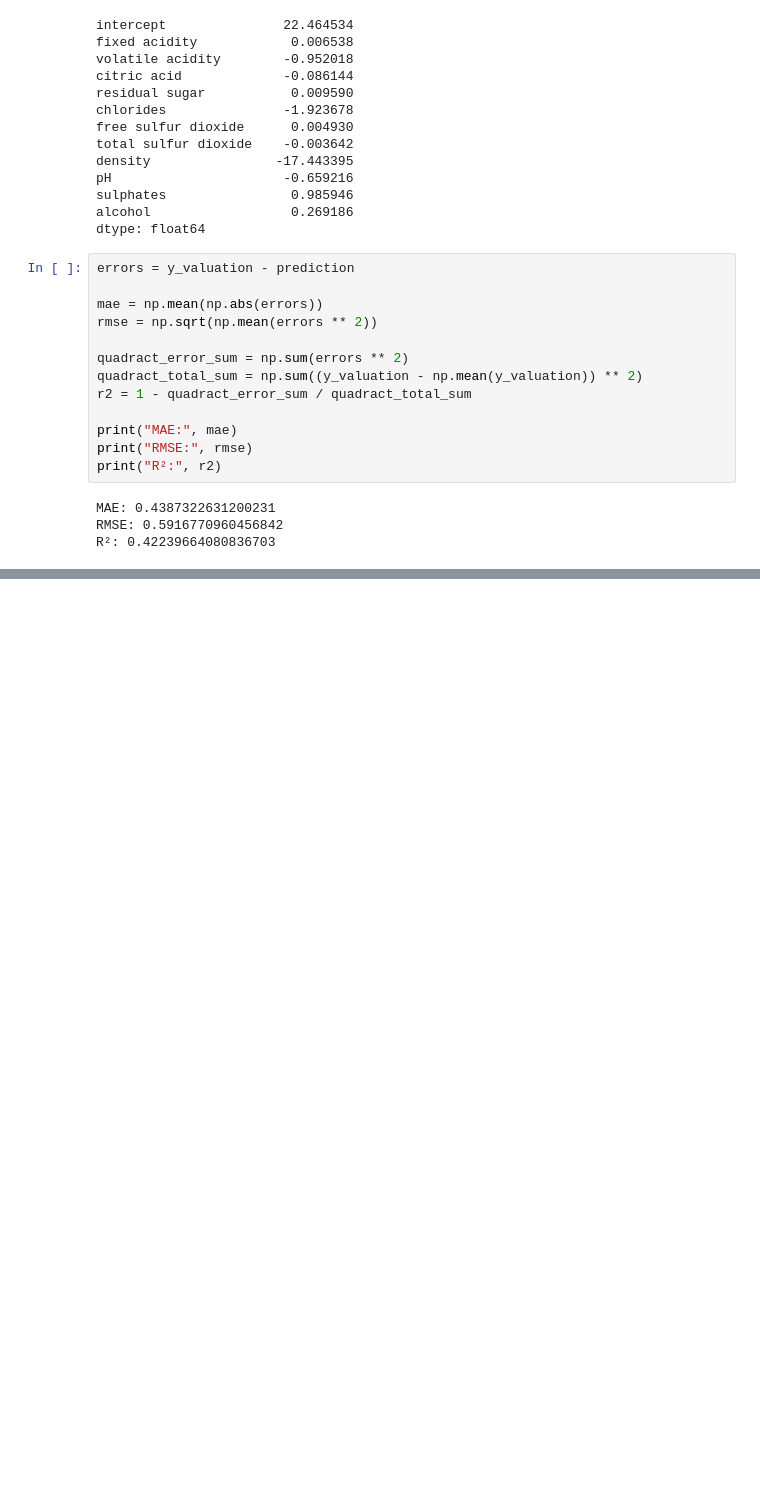
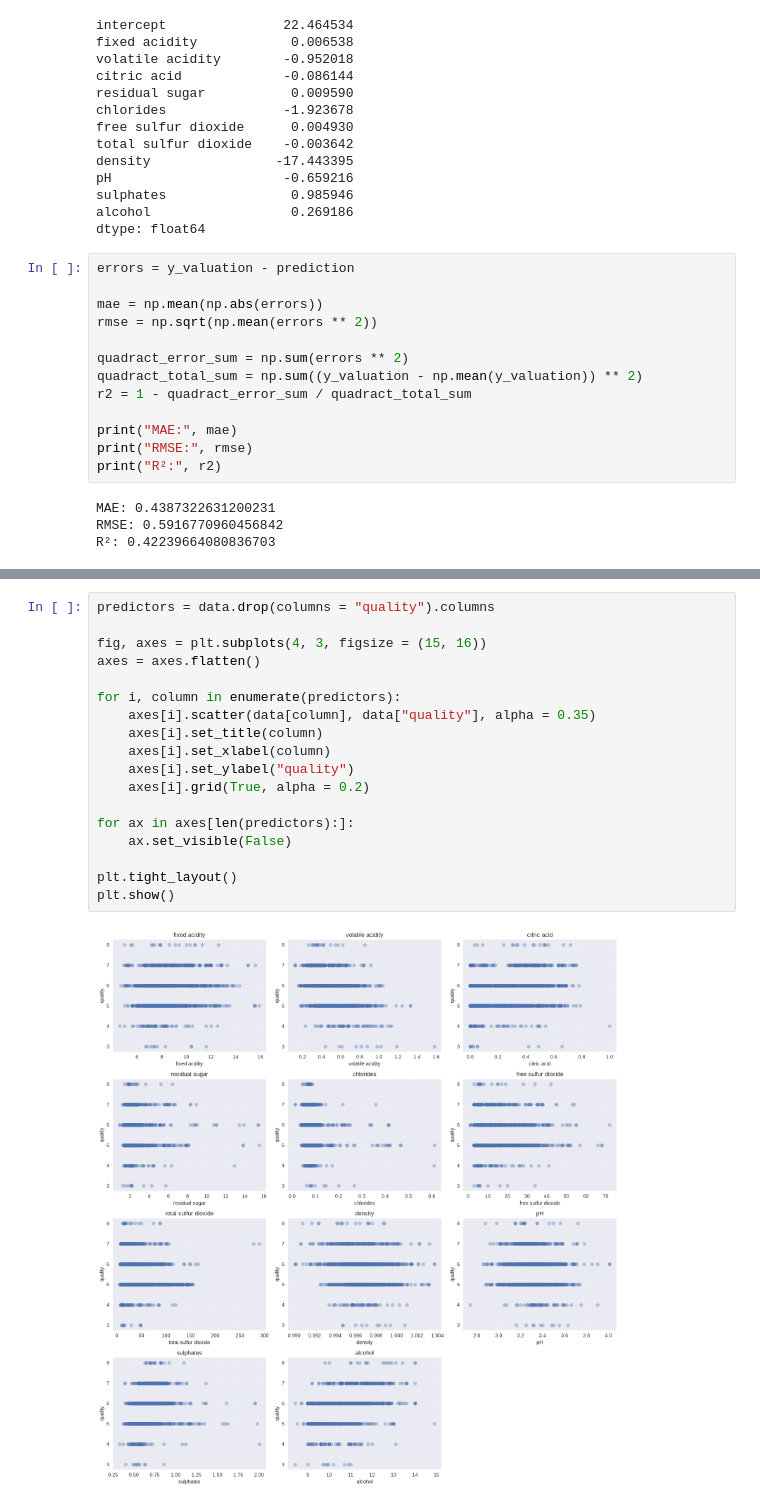
Before and after one commit to JoaoFerrett/regression-models-application, a Jupyter notebook: regressao.ipynb, the cells around one changed output, grey strips where cells are left out. Drawn from its saved outputs; the diff is of its cells as text; blank space fills up the shorter version.

```diff
--- a/regressao.ipynb
+++ b/regressao.ipynb
@@ -104,0 +165,20 @@ R²: 0.42239664080836703
+# %%
+predictors = data.drop(columns = "quality").columns
+
+fig, axes = plt.subplots(4, 3, figsize = (15, 16))
+axes = axes.flatten()
+
+for i, column in enumerate(predictors):
+    axes[i].scatter(data[column], data["quality"], alpha = 0.35)
+    axes[i].set_title(column)
+    axes[i].set_xlabel(column)
+    axes[i].set_ylabel("quality")
+    axes[i].grid(True, alpha = 0.2)
+
+for ax in axes[len(predictors):]:
+    ax.set_visible(False)
+
+plt.tight_layout()
+plt.show()
+# %% [output]
+[figure, added]
```
Also changed, not shown: parts of 8 cells of this notebook.
